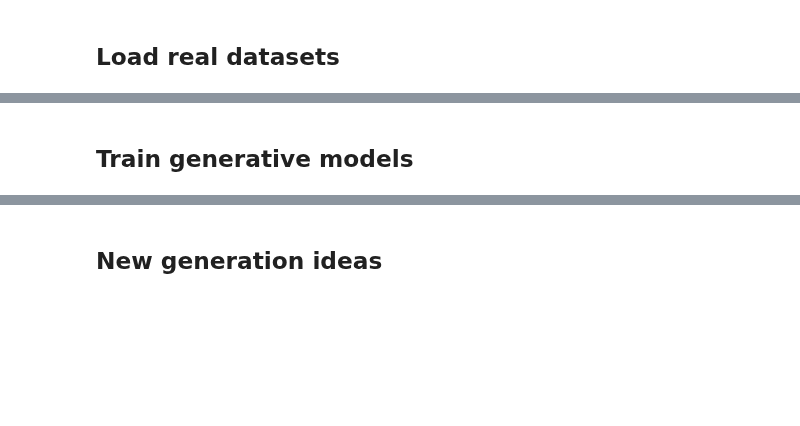
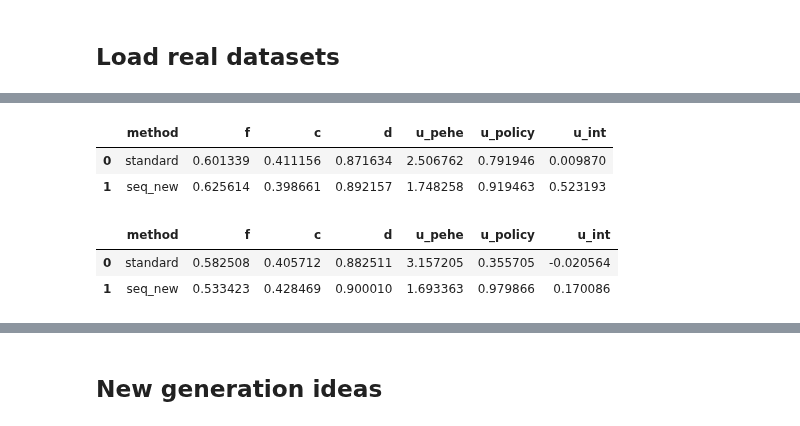
Before and after one commit to harrya32/causal_synthetic_data, a Jupyter notebook: Experiments/Experiments.ipynb, the cells around one changed output, grey strips where cells are left out. Cells and saved outputs as stored; diff of their text form; code cells hidden in the pictures; blank space fills up the shorter version.

```diff
--- a/Experiments/Experiments.ipynb
+++ b/Experiments/Experiments.ipynb
@@ -543,3 +543,5 @@ ihdp['treatment'] = ihdp['treatment'].astype(int)
 #train on 80% of the data, the remaining 20% for testing of CATE estimators
 train_ihdp = ihdp.loc[[i for i in range(600)]]
 test_ihdp = ihdp.loc[[i+600 for i in range(147)]]
+# %%
+r_t = seq_test(ihdp, 'ddpm', 'treatment', 'y_factual', 1)
@@ -546,3 +580,15 @@ test_ihdp = ihdp.loc[[i+600 for i in range(147)]]
+# %%
+r_t
+# %% [output]
+|  | method | f | c | d | u_pehe | u_policy | u_int |
+| 0 | standard | 0.601339 | 0.411156 | 0.871634 | 2.506762 | 0.791946 | 0.009870 |
+| 1 | seq_new | 0.625614 | 0.398661 | 0.892157 | 1.748258 | 0.919463 | 0.523193 |
+# %%
+r_s
+# %% [output]
+|  | method | f | c | d | u_pehe | u_policy | u_int |
+| 0 | standard | 0.582508 | 0.405712 | 0.882511 | 3.157205 | 0.355705 | -0.020564 |
+| 1 | seq_new | 0.533423 | 0.428469 | 0.900010 | 1.693363 | 0.979866 | 0.170086 |
 # %%
 jobs =pd.read_csv('../Datasets/jobs_small.csv')
 # %%
@@ -556,5 +602,3 @@ acic = acic_full.drop(['y0', 'y1', 'mu0', 'mu1'], axis=1)
 acic_train = acic.loc[[i for i in range(4000)]]
 acic_test = acic.loc[[i+4000 for i in range(802)]]
 acic_encoded = encode(acic)
-# %% [markdown]
-## Train generative models
```
Also changed, not shown: parts of 42 cells of this notebook, 36 other files.
